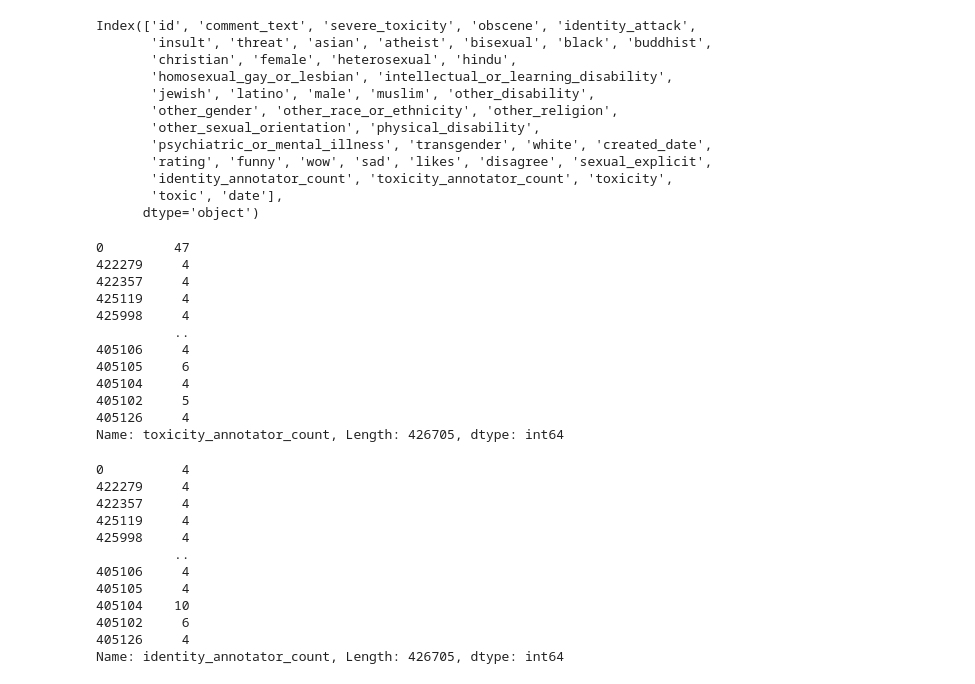
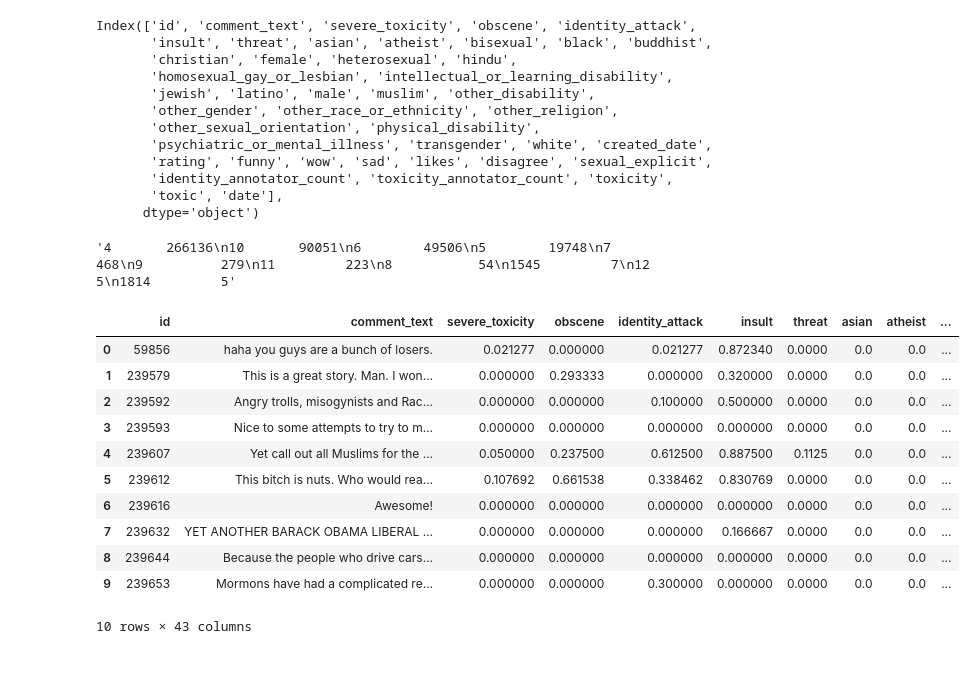
Before and after one commit to LexiGuard/lexiguard, a Jupyter notebook: EDA-Andre-visual.ipynb, the cells around one changed output. Drawn from its saved outputs; the diff is of its cells as text; code cells hidden in the pictures.

```diff
--- a/EDA-Andre-visual.ipynb
+++ b/EDA-Andre-visual.ipynb
@@ -272,33 +267,3 @@ Index(['id', 'comment_text', 'severe_toxicity', 'obscene', 'identity_attack',
        'identity_annotator_count', 'toxicity_annotator_count', 'toxicity',
        'toxic', 'date'],
       dtype='object')
-# %%
-df_annotator = df_merged.loc[:,'toxicity_annotator_count','identity_annotator_count','toxic']
-# %% [output]
-0         47
-422279     4
-422357     4
-425119     4
-425998     4
-          ..
-405106     4
-405105     6
-405104     4
-405102     5
-405126     4
-Name: toxicity_annotator_count, Length: 426705, dtype: int64
-# %%
-df_merged['identity_annotator_count']
-# %% [output]
-0          4
-422279     4
-422357     4
-425119     4
-425998     4
-          ..
-405106     4
-405105     4
-405104    10
-405102     6
-405126     4
-Name: identity_annotator_count, Length: 426705, dtype: int64
@@ -304,0 +272,37 @@ Name: identity_annotator_count, Length: 426705, dtype: int64
+# %%
+# pd.options.display.max_rows = 999
+
+annotators = [4,10,6,5,7,9,11,8,1545,12,1814]
+
+# df_merged['identity_annotator_count'].value_counts().head(6)
+
+'''4       266136
+10       90051
+6        49506
+5        19748
+7          468
+9          279
+11         223
+8           54
+1545         7
+12           5
+1814         5'''
+# %% [output]
+'4       266136\n10       90051\n6        49506\n5        19748\n7          468\n9          279\n11         223\n8           54\n1545         7\n12           5\n1814         5'
+# %%
+df_merged.head(10)
+# identity_annotator_count - number of human beings checked the comment for identity
+# toxicity_annotator_count - number of human beings checked for toxicity
+# %% [output]
+|  | id | comment_text | severe_toxicity | obscene | identity_attack | insult | threat | asian | atheist | ... |
+| 0 | 59856 | haha you guys are a bunch of losers. | 0.021277 | 0.000000 | 0.021277 | 0.872340 | 0.0000 | 0.0 | 0.0 | ... |
+| 1 | 239579 | This is a great story. Man. I won... | 0.000000 | 0.293333 | 0.000000 | 0.320000 | 0.0000 | 0.0 | 0.0 | ... |
+| 2 | 239592 | Angry trolls, misogynists and Rac... | 0.000000 | 0.000000 | 0.100000 | 0.500000 | 0.0000 | 0.0 | 0.0 | ... |
+| 3 | 239593 | Nice to some attempts to try to m... | 0.000000 | 0.000000 | 0.000000 | 0.000000 | 0.0000 | 0.0 | 0.0 | ... |
+| 4 | 239607 | Yet call out all Muslims for the ... | 0.050000 | 0.237500 | 0.612500 | 0.887500 | 0.1125 | 0.0 | 0.0 | ... |
+| 5 | 239612 | This bitch is nuts. Who would rea... | 0.107692 | 0.661538 | 0.338462 | 0.830769 | 0.0000 | 0.0 | 0.0 | ... |
+| 6 | 239616 | Awesome! | 0.000000 | 0.000000 | 0.000000 | 0.000000 | 0.0000 | 0.0 | 0.0 | ... |
+| 7 | 239632 | YET ANOTHER BARACK OBAMA LIBERAL ... | 0.000000 | 0.000000 | 0.000000 | 0.166667 | 0.0000 | 0.0 | 0.0 | ... |
+| 8 | 239644 | Because the people who drive cars... | 0.000000 | 0.000000 | 0.000000 | 0.000000 | 0.0000 | 0.0 | 0.0 | ... |
+| 9 | 239653 | Mormons have had a complicated re... | 0.000000 | 0.000000 | 0.300000 | 0.000000 | 0.0000 | 0.0 | 0.0 | ... |
+10 rows × 43 columns
```
Also changed, not shown: parts of 12 cells of this notebook.
